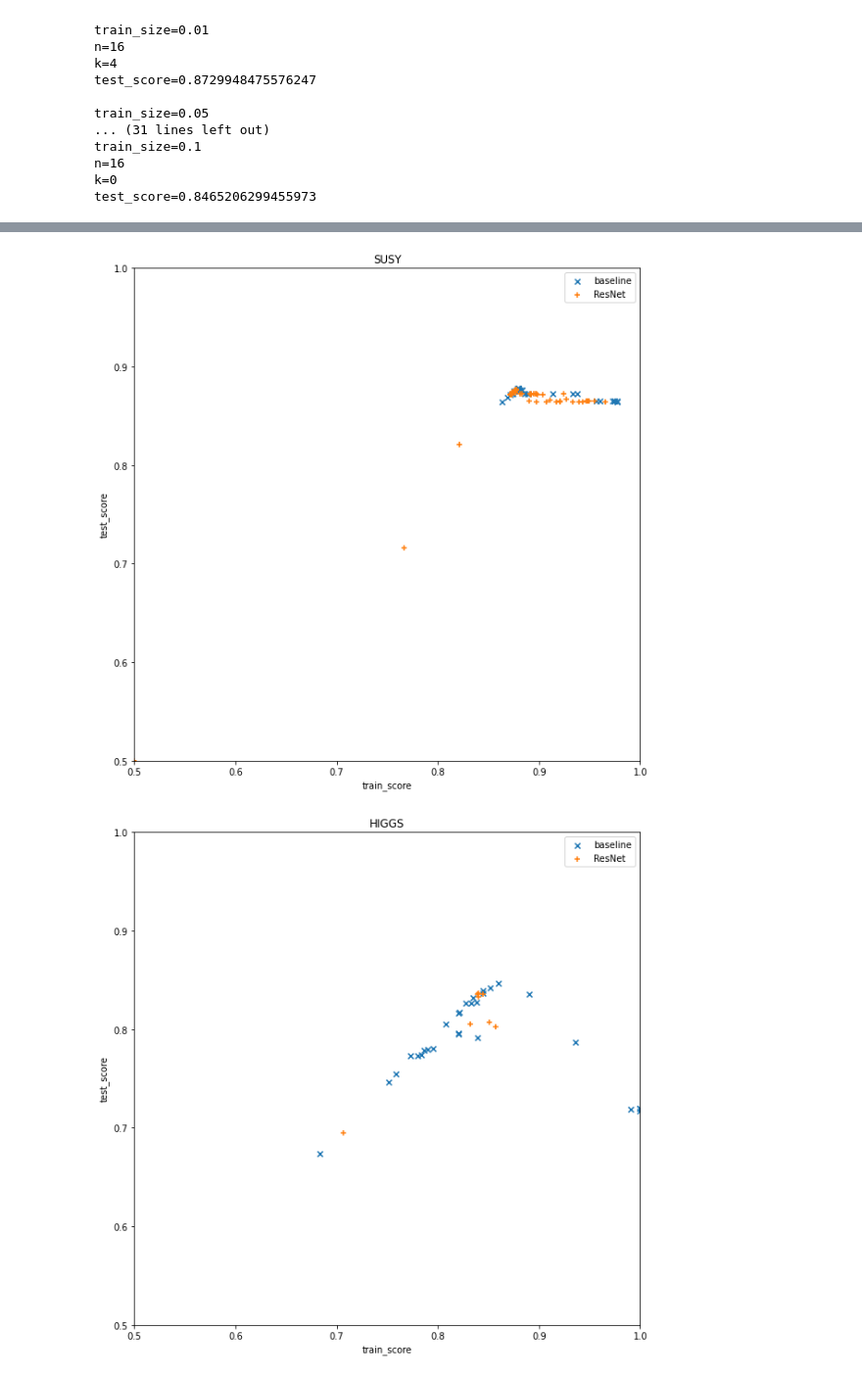
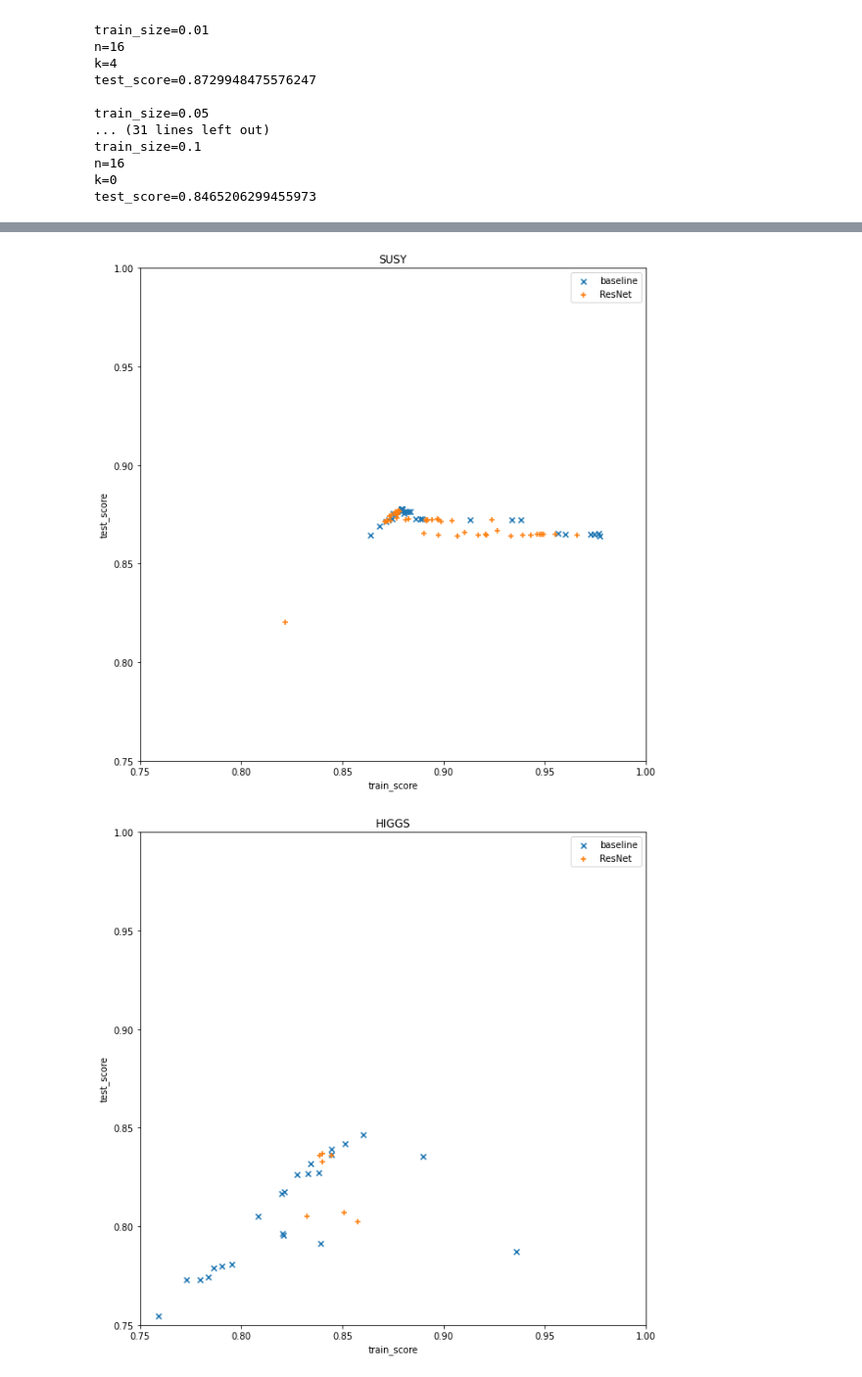
Before and after one commit to mykola-semenov/ResNet_tabular, a Jupyter notebook: ResNet_tabular.ipynb, the cells around one changed output, grey strips where cells are left out. Shown: that part at 98% size. Drawn from its saved outputs; the diff is of its cells as text; code cells hidden in the pictures.

```diff
--- a/ResNet_tabular.ipynb
+++ b/ResNet_tabular.ipynb
@@ -291,19 +291,19 @@ plt.legend()
 # %%
 for dataset in result['dataset'].unique():
     plt.figure(figsize=(10, 10))
-    plt.xlim(0.5, 1)
+    plt.xlim(0.75, 1)
     plt.xlabel('train_score')
-    plt.ylim(0.5, 1)
+    plt.ylim(0.75, 1)
     plt.ylabel('test_score')
     plt.title(dataset)
     for i, model in enumerate(result['model'].unique()):
         t = result[(result['dataset'] == dataset) & (result['model'] == model)]
         if t.shape[0] > 0:
             plt.scatter(t['train_score'], t['test_score'], marker='x+'[i], label=f'{model}')
     plt.legend()
 # %% [output]
-[figure, old version]
+[figure, new version]
-[figure, old version]
+[figure, new version]
 # %%
 for dataset in result['dataset'].unique():
     plt.figure(figsize=(10, 6))
```
Also changed, not shown: parts of 5 cells of this notebook.
